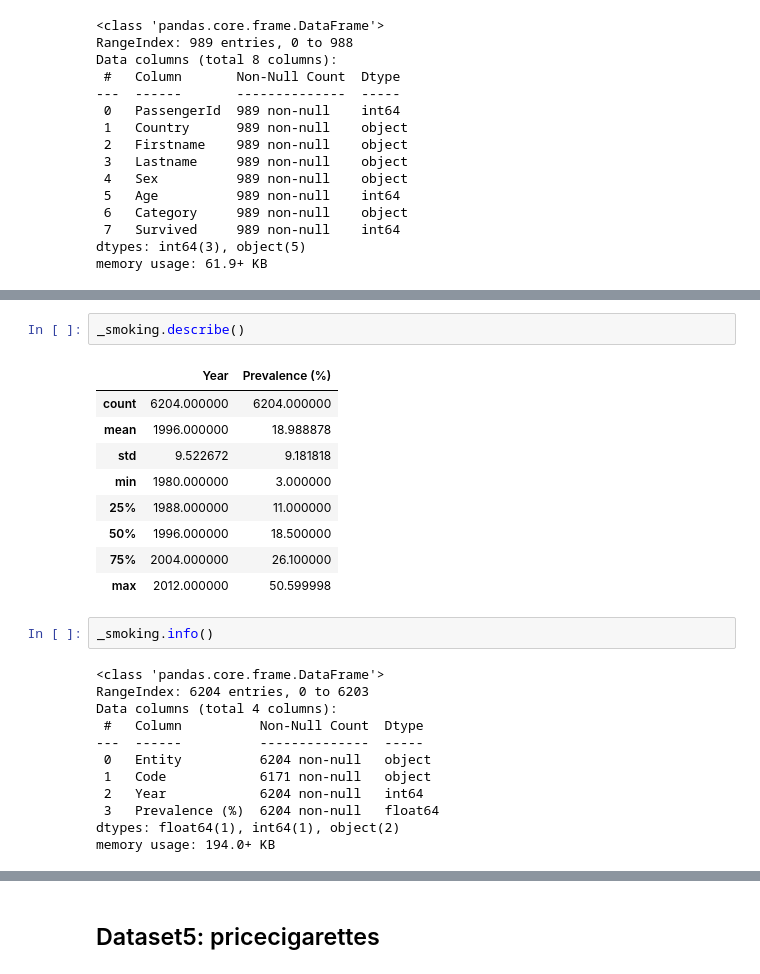
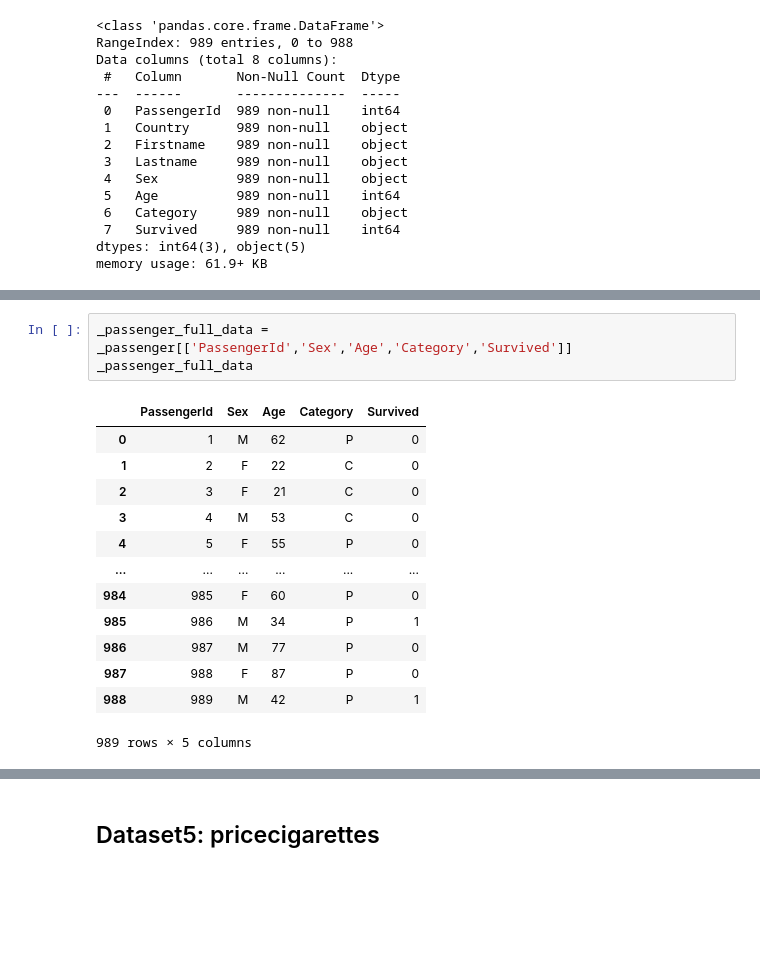
Before and after one commit to makeittrue/data-mining_learning_note, a Jupyter notebook: 数据挖掘课程作业/初步观察数据.ipynb, the cells around one changed output, grey strips where cells are left out. Cells and saved outputs as stored; diff of their text form; blank space fills up the shorter version.

```diff
--- a/数据挖掘课程作业/初步观察数据.ipynb
+++ b/数据挖掘课程作业/初步观察数据.ipynb
@@ -573,26 +560,17 @@ _smoking.head(10)
-# %%
-_smoking.describe()
-# %% [output]
-|  | Year | Prevalence (%) |
-| count | 6204.000000 | 6204.000000 |
-| mean | 1996.000000 | 18.988878 |
-| std | 9.522672 | 9.181818 |
-| min | 1980.000000 | 3.000000 |
-| 25% | 1988.000000 | 11.000000 |
-| 50% | 1996.000000 | 18.500000 |
-| 75% | 2004.000000 | 26.100000 |
-| max | 2012.000000 | 50.599998 |
-# %%
-_smoking.info()
-# %% [output]
-<class 'pandas.core.frame.DataFrame'>
-RangeIndex: 6204 entries, 0 to 6203
-Data columns (total 4 columns):
- #   Column          Non-Null Count  Dtype
----  ------          --------------  -----
- 0   Entity          6204 non-null   object
- 1   Code            6171 non-null   object
- 2   Year            6204 non-null   int64
- 3   Prevalence (%)  6204 non-null   float64
-dtypes: float64(1), int64(1), object(2)
-memory usage: 194.0+ KB
+# %%
+_passenger_full_data = _passenger[['PassengerId','Sex','Age','Category','Survived']]
+_passenger_full_data
+# %% [output]
+|  | PassengerId | Sex | Age | Category | Survived |
+| 0 | 1 | M | 62 | P | 0 |
+| 1 | 2 | F | 22 | C | 0 |
+| 2 | 3 | F | 21 | C | 0 |
+| 3 | 4 | M | 53 | C | 0 |
+| 4 | 5 | F | 55 | P | 0 |
+| ... | ... | ... | ... | ... | ... |
+| 984 | 985 | F | 60 | P | 0 |
+| 985 | 986 | M | 34 | P | 1 |
+| 986 | 987 | M | 77 | P | 0 |
+| 987 | 988 | F | 87 | P | 0 |
+| 988 | 989 | M | 42 | P | 1 |
+989 rows × 5 columns
```
Also changed, not shown: parts of 12 cells of this notebook.
